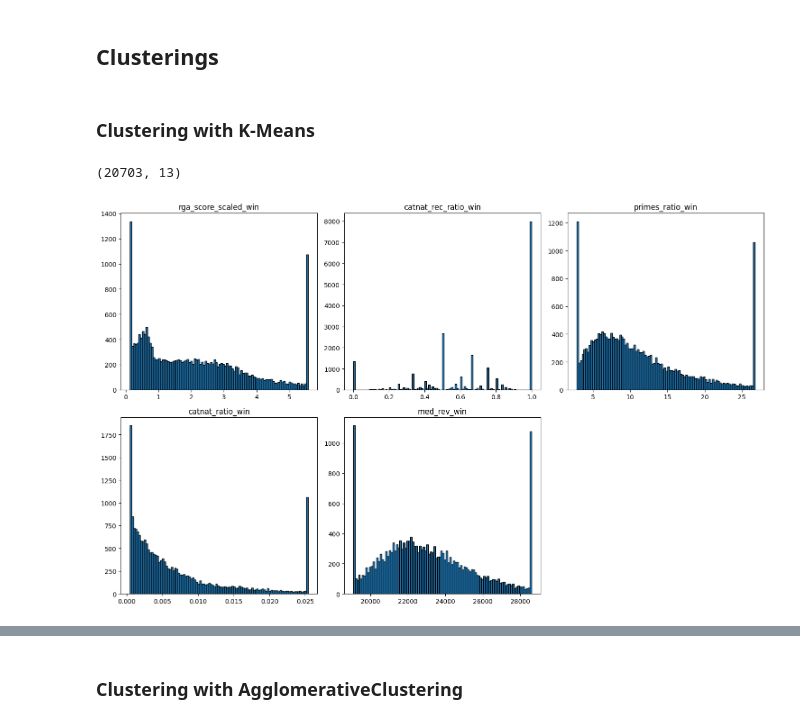
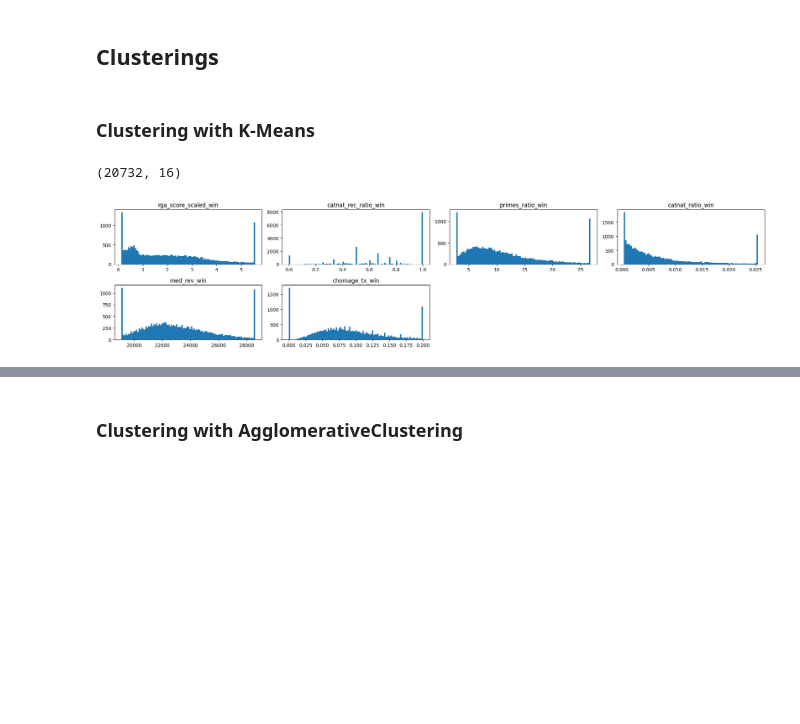
Before and after one commit to dataforgoodfr/14_PrixChangementClimatique, a Jupyter notebook: data/exploration/cluster_jacques.ipynb, the cells around one changed output, grey strips where cells are left out. Cells and saved outputs as stored; diff of their text form; code cells hidden in the pictures; blank space fills up the shorter version.

```diff
--- a/data/exploration/cluster_jacques.ipynb
+++ b/data/exploration/cluster_jacques.ipynb
@@ -291,7 +311,5 @@ dtypes: float64(16), geometry(1), str(5)
 memory usage: 7.1 MB
 # %% [markdown]
 ## Clusterings
-# %% [markdown]
-### Clustering with K-Means
 # %%
 from sklearn.preprocessing import StandardScaler
@@ -302,49 +325,44 @@ from scipy.stats.mstats import winsorize
+# %% [markdown]
+### Clustering with K-Means
 # %%
 # Let's prepare the data
 
-# 1. On remplace les ratios vides (pas de CatNat historique) par la médiane ou 1 (reconnaissance par défaut)
-cols_to_load = ['codgeo', 'rga_score_scaled', 'tri_score_scaled', 'catnat_rec_ratio', 'med_rev', 'primes_ratio', 'catnat_ratio', 'geometry']#, 'chomage_tx']
-df = pd.read_parquet('../csv_large/com_with_vuln_factors.parquet', columns=cols_to_load, filters=[('catnat_total', '>', 0.0)])
-df['geometry'] = gpd.GeoSeries.from_wkb(df['geometry'])
-# df['catnat_rec_ratio'] = df['catnat_rec_ratio'].fillna(1)
-
-
-# 2. On enlève ou remplace les valeurs manquantes + écrettage
+# 1. On enlève ou remplace les valeurs manquantes + écrettage
 
 df['catnat_rec_ratio'] = df['catnat_rec_ratio'].fillna(1)
 df['catnat_ratio'] = df['catnat_ratio'].fillna(0)
 df = df.dropna(how='any')
 
 features = [
     'rga_score_scaled',
     'catnat_rec_ratio',
     'primes_ratio',
     'catnat_ratio',
     'med_rev',
     # 'catnat_total',
     # 'tri_score_scaled',
-    # 'chomage_tx'
+    'chomage_tx'
     ]
 
 for feat in features:
     df[f'{feat}_win'] = winsorize(df[feat], limits=[QUANT_ECRET, QUANT_ECRET])
 
 features = [feat+'_win' for feat in features]
 X = df[features].copy()
+
+# 3. Standardisation
+scaler = StandardScaler()
+X_scaled = scaler.fit_transform(X)
+# X_scaled = scaler.fit_transform(X_imputed)
+
+print(df.shape)
+
+# Check distribution
+df[features].hist(bins=100, figsize=(20, 5), layout=(2, 4), grid=False, edgecolor='none')
+plt.tight_layout(rect=[0, 0.03, 1, 0.95])
+# %% [output]
+(20732, 16)
+[figure, added]
-# %%
-# 3. Standardisation
-scaler = StandardScaler()
-X_scaled = scaler.fit_transform(X)
-# X_scaled = scaler.fit_transform(X_imputed)
-
-print(df.shape)
-
-# Check distribution
-df[features].hist(bins=100, figsize=(15, 10), layout=(2, 3), grid=False, edgecolor='black')
-plt.tight_layout(rect=[0, 0.03, 1, 0.95])
-# %% [output]
-(20703, 13)
-[figure, removed]
 # %%
 # 4. Modélisation K-Means
 K_CLUSTERS = 5
```
Also changed, not shown: parts of 21 cells of this notebook.
